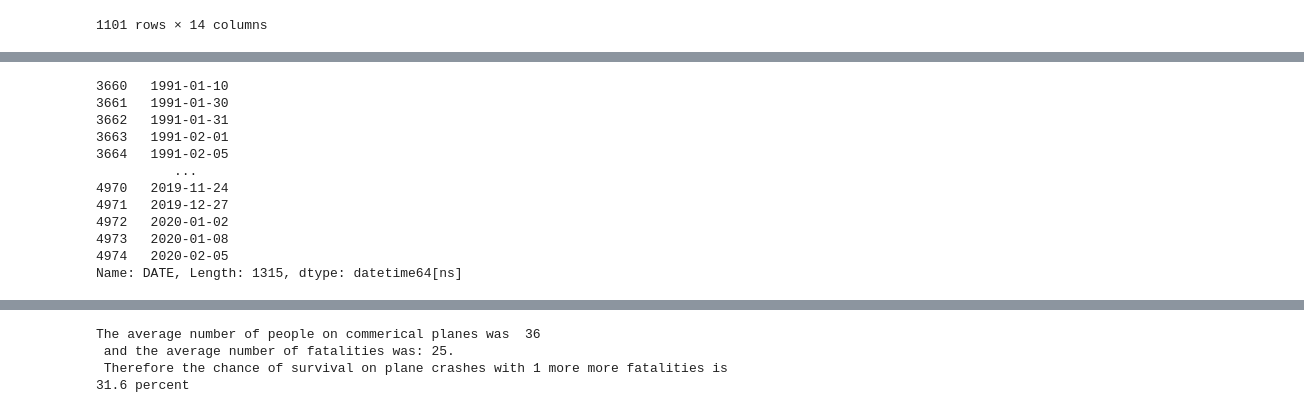
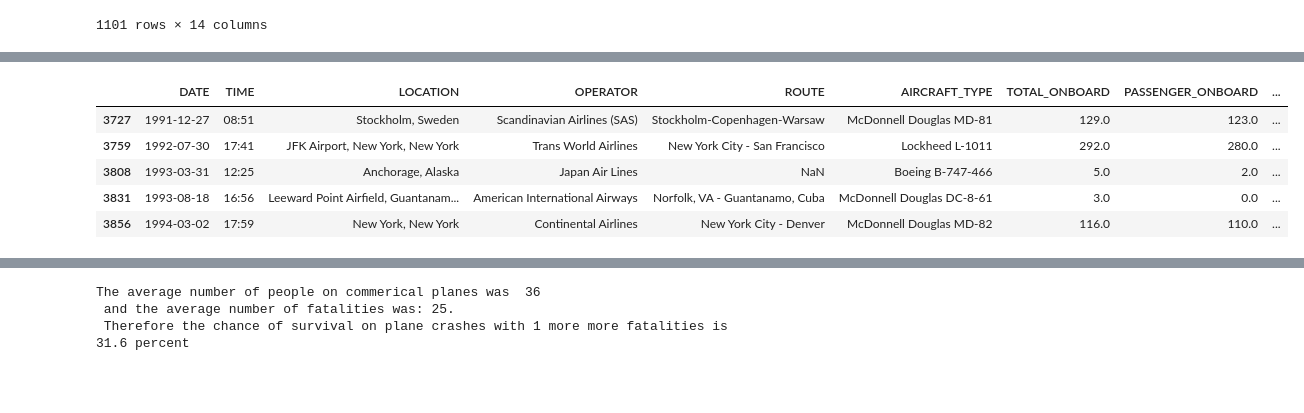
Before and after one commit to MZt92-ui/Project-1-Group-3, a Jupyter notebook: plane crash.ipynb, the cells around one changed output, grey strips where cells are left out. Drawn from its saved outputs; the diff is of its cells as text; code cells hidden in the pictures; blank space fills up the shorter version.

```diff
--- a/plane crash.ipynb
+++ b/plane crash.ipynb
@@ -235,18 +226,12 @@ plt.plot_date(dates, y, linestyle ='solid')
-# %%
-plane_1991_2021["DATE"]
-# %% [output]
-3660   1991-01-10
-3661   1991-01-30
-3662   1991-01-31
-3663   1991-02-01
-3664   1991-02-05
-          ...
-4970   2019-11-24
-4971   2019-12-27
-4972   2020-01-02
-4973   2020-01-08
-4974   2020-02-05
-Name: DATE, Length: 1315, dtype: datetime64[ns]
+# %%
+plane_1991_2021[plane_1991_2021["TOTAL_FATALITIES"] ==0].head()
+# %% [output]
+|  | DATE | TIME | LOCATION | OPERATOR | ROUTE | AIRCRAFT_TYPE | TOTAL_ONBOARD | PASSENGER_ONBOARD | ... |
+| 3727 | 1991-12-27 | 08:51 | Stockholm, Sweden | Scandinavian Airlines (SAS) | Stockholm-Copenhagen-Warsaw | McDonnell Douglas MD-81 | 129.0 | 123.0 | ... |
+| 3759 | 1992-07-30 | 17:41 | JFK Airport, New York, New York | Trans World Airlines | New York City - San Francisco | Lockheed L-1011 | 292.0 | 280.0 | ... |
+| 3808 | 1993-03-31 | 12:25 | Anchorage, Alaska | Japan Air Lines | NaN | Boeing B-747-466 | 5.0 | 2.0 | ... |
+| 3831 | 1993-08-18 | 16:56 | Leeward Point Airfield, Guantanam... | American International Airways | Norfolk, VA - Guantanamo, Cuba | McDonnell Douglas DC-8-61 | 3.0 | 0.0 | ... |
+| 3856 | 1994-03-02 | 17:59 | New York, New York | Continental Airlines | New York City - Denver | McDonnell Douglas MD-82 | 116.0 | 110.0 | ... |
 # %%
 # 2.  What vehicles are you most likely to survive if there is one fatality or more?
 # find the number of plane crashes with one fatality or more
```
Also changed, not shown: parts of 3 cells of this notebook.
